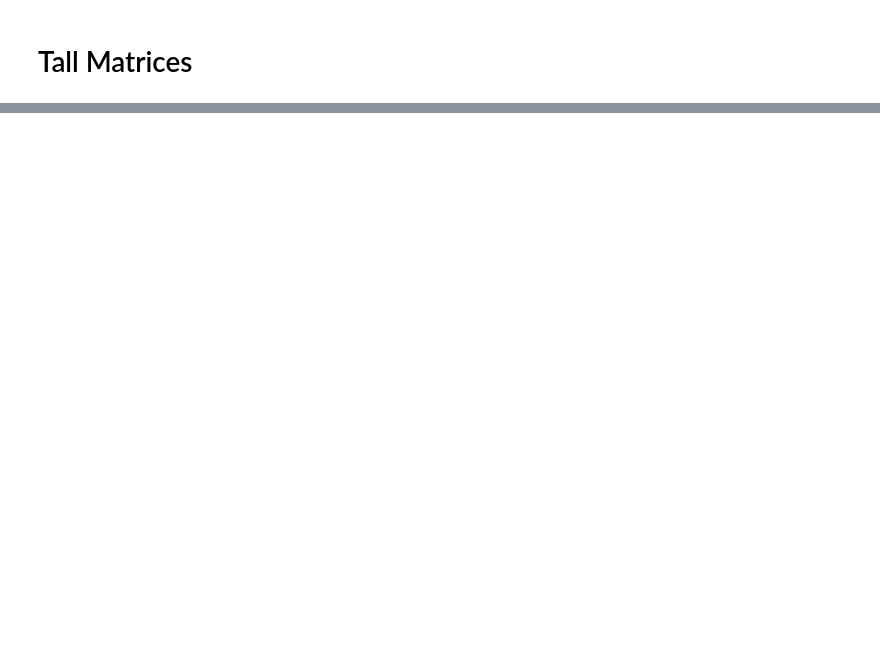
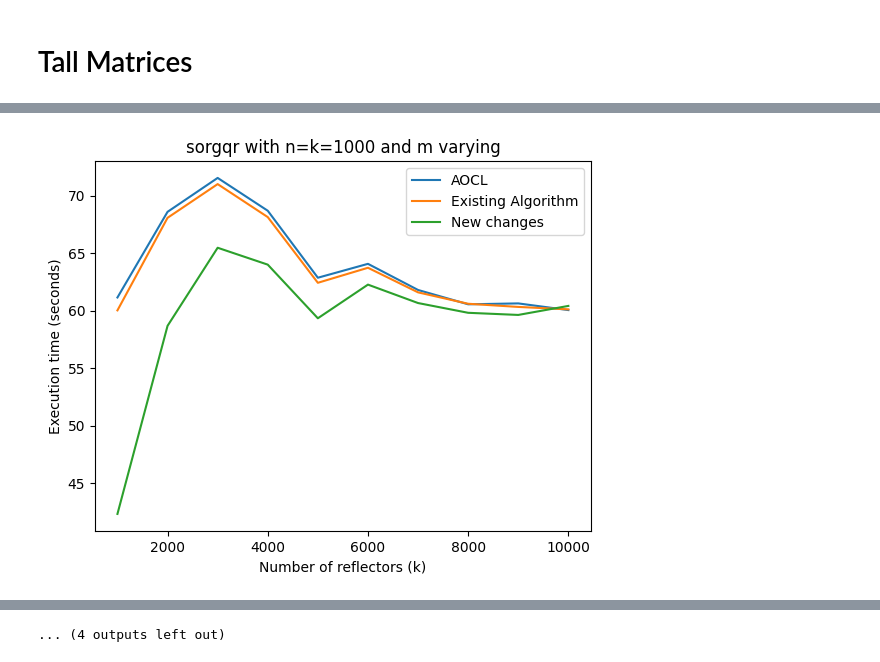
Before and after one commit to jprhyne/xor-xungqr, a Jupyter notebook: qr/timingData/generateFigs.ipynb, the cells around one changed output, grey strips where cells are left out. Drawn from its saved outputs; the diff is of its cells as text; code cells hidden in the pictures; blank space fills up the shorter version.

```diff
--- a/qr/timingData/generateFigs.ipynb
+++ b/qr/timingData/generateFigs.ipynb
@@ -416,0 +539,38 @@ createFigure(mVec, np.array([double_complex_lqOpt, double_complex_lqRef, double_
+# %%
+createFigure(mVec, np.array([single_real_qrOpt, single_real_qrRef, single_real_qrNew]), np.array(["AOCL", "Existing Algorithm", "New changes"]),
+             "sorgqr with n=k=1000 and m varying", "Number of reflectors (k)", "Execution time (seconds)")
+createFigure(mVec, np.array([single_real_qlOpt, single_real_qlRef, single_real_qlNew]), np.array(["AOCL", "Existing Algorithm", "New changes"]),
+             "sorgql with n=k=1000 and m varying", "Number of reflectors (k)", "Execution time (seconds)")
+createFigure(mVec, np.array([single_real_rqOpt, single_real_rqRef, single_real_rqNew]), np.array(["AOCL", "Existing Algorithm", "New changes"]),
+             "sorgrq with n=k=1000 and m varying", "Number of reflectors (k)", "Execution time (seconds)")
+createFigure(mVec, np.array([single_real_lqOpt, single_real_lqRef, single_real_lqNew]), np.array(["AOCL", "Existing Algorithm", "New changes"]),
+             "sorglq with n=k=1000 and m varying", "Number of reflectors (k)", "Execution time (seconds)")
+#########################################################################################################################################################
+createFigure(mVec, np.array([single_complex_qrOpt, single_complex_qrRef, single_complex_qrNew]), np.array(["AOCL", "Existing Algorithm", "New changes"]),
+             "cungqr with n=k=1000 and m varying", "Number of reflectors (k)", "Execution time (seconds)")
+createFigure(mVec, np.array([single_complex_qlOpt, single_complex_qlRef, single_complex_qlNew]), np.array(["AOCL", "Existing Algorithm", "New changes"]),
+             "cungql with n=k=1000 and m varying", "Number of reflectors (k)", "Execution time (seconds)")
+createFigure(mVec, np.array([single_complex_rqOpt, single_complex_rqRef, single_complex_rqNew]), np.array(["AOCL", "Existing Algorithm", "New changes"]),
+             "cungrq with n=k=1000 and m varying", "Number of reflectors (k)", "Execution time (seconds)")
+createFigure(mVec, np.array([single_complex_lqOpt, single_complex_lqRef, single_complex_lqNew]), np.array(["AOCL", "Existing Algorithm", "New changes"]),
+             "cunglq with n=k=1000 and m varying", "Number of reflectors (k)", "Execution time (seconds)")
+#########################################################################################################################################################
+createFigure(mVec, np.array([double_real_qrOpt, double_real_qrRef, double_real_qrNew]), np.array(["AOCL", "Existing Algorithm", "New changes"]),
+             "dorgqr with n=k=1000 and m varying", "Number of reflectors (k)", "Execution time (seconds)")
+createFigure(mVec, np.array([double_real_qlOpt, double_real_qlRef, double_real_qlNew]), np.array(["AOCL", "Existing Algorithm", "New changes"]),
+             "dorgql with n=k=1000 and m varying", "Number of reflectors (k)", "Execution time (seconds)")
+createFigure(mVec, np.array([double_real_rqOpt, double_real_rqRef, double_real_rqNew]), np.array(["AOCL", "Existing Algorithm", "New changes"]),
+             "dorgrq with n=k=1000 and m varying", "Number of reflectors (k)", "Execution time (seconds)")
+createFigure(mVec, np.array([double_real_lqOpt, double_real_lqRef, double_real_lqNew]), np.array(["AOCL", "Existing Algorithm", "New changes"]),
+             "dorglq with n=k=1000 and m varying", "Number of reflectors (k)", "Execution time (seconds)")
+#########################################################################################################################################################
+createFigure(mVec, np.array([double_complex_qrOpt, double_complex_qrRef, double_complex_qrNew]), np.array(["AOCL", "Existing Algorithm", "New changes"]),
+             "zungqr with n=k=1000 and m varying", "Number of reflectors (k)", "Execution time (seconds)")
+createFigure(mVec, np.array([double_complex_qlOpt, double_complex_qlRef, double_complex_qlNew]), np.array(["AOCL", "Existing Algorithm", "New changes"]),
+             "zungql with n=k=1000 and m varying", "Number of reflectors (k)", "Execution time (seconds)")
+createFigure(mVec, np.array([double_complex_rqOpt, double_complex_rqRef, double_complex_rqNew]), np.array(["AOCL", "Existing Algorithm", "New changes"]),
+             "zungrq with n=k=1000 and m varying", "Number of reflectors (k)", "Execution time (seconds)")
+createFigure(mVec, np.array([double_complex_lqOpt, double_complex_lqRef, double_complex_lqNew]), np.array(["AOCL", "Existing Algorithm", "New changes"]),
+             "zunglq with n=k=1000 and m varying", "Number of reflectors (k)", "Execution time (seconds)")
+# %% [output]
+[figure, added]
@@ -416,0 +588 @@ createFigure(mVec, np.array([double_complex_lqOpt, double_complex_lqRef, double_
+... (4 outputs left out)
```
Also changed, not shown: parts of 15 cells of this notebook, 1 other file.
